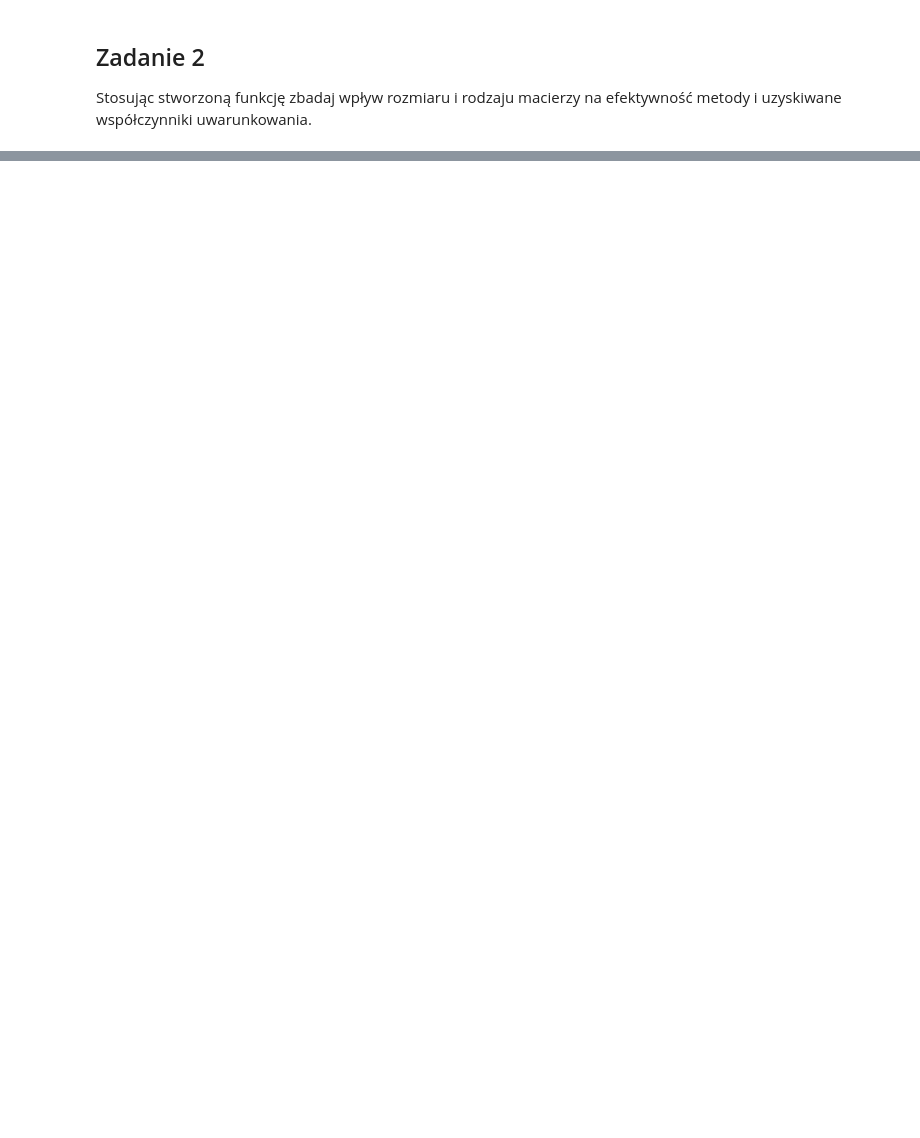
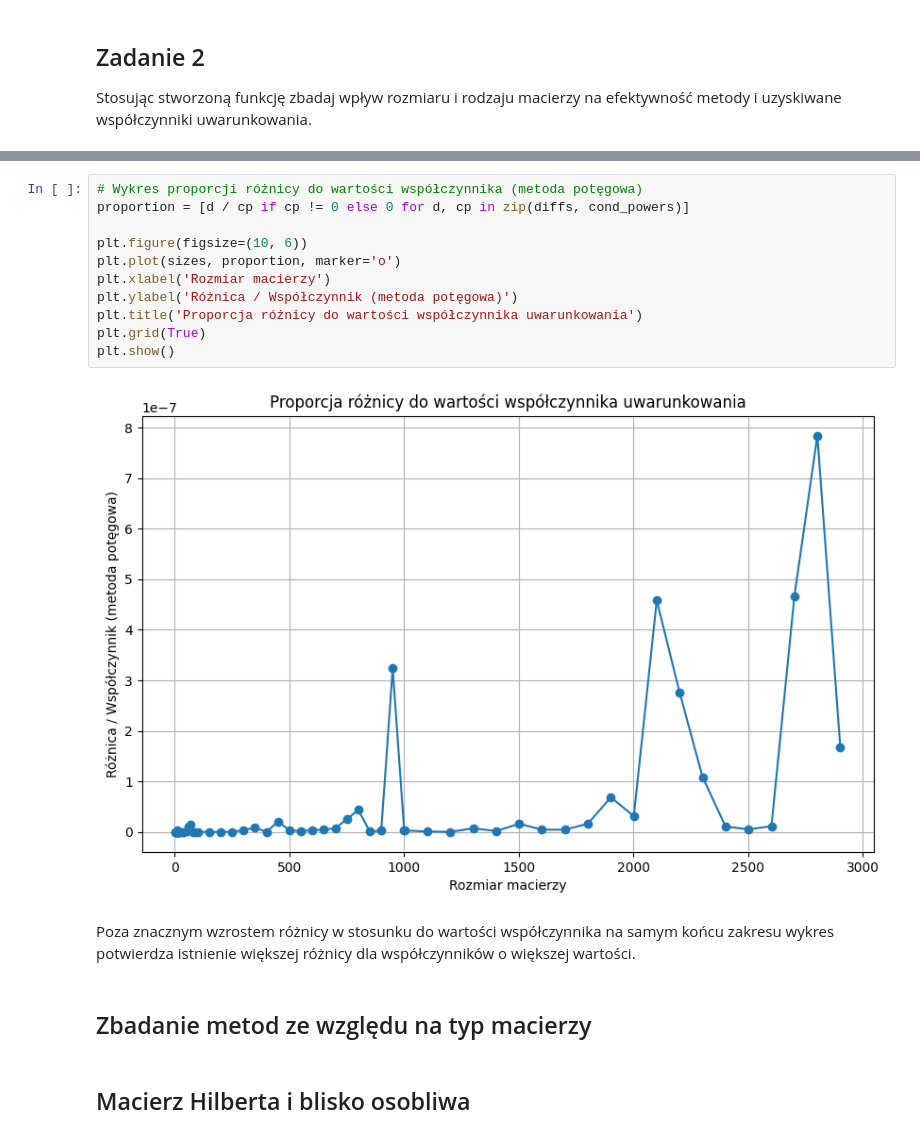
Before and after one commit to Hadidomena/MetodyNumeryczne, a Jupyter notebook: MetodyNumeryczne/Sprawozdanie3.ipynb, the cells around one changed output, grey strips where cells are left out. Drawn from its saved outputs; the diff is of its cells as text; blank space fills up the shorter version.

```diff
--- a/MetodyNumeryczne/Sprawozdanie3.ipynb
+++ b/MetodyNumeryczne/Sprawozdanie3.ipynb
@@ -123,0 +171,19 @@ Różnica: 38.22391765177084
+# %%
+# Wykres proporcji różnicy do wartości współczynnika (metoda potęgowa)
+proportion = [d / cp if cp != 0 else 0 for d, cp in zip(diffs, cond_powers)]
+
+plt.figure(figsize=(10, 6))
+plt.plot(sizes, proportion, marker='o')
+plt.xlabel('Rozmiar macierzy')
+plt.ylabel('Różnica / Współczynnik (metoda potęgowa)')
+plt.title('Proporcja różnicy do wartości współczynnika uwarunkowania')
+plt.grid(True)
+plt.show()
+# %% [output]
+[figure, added]
+# %% [markdown]
+Poza znacznym wzrostem różnicy w stosunku do wartości współczynnika na samym końcu zakresu wykres potwierdza istnienie większej różnicy dla współczynników o większej wartości.
+# %% [markdown]
+## Zbadanie metod ze względu na typ macierzy
+# %% [markdown]
+## Macierz Hilberta i blisko osobliwa
```
Also changed, not shown: parts of 17 cells of this notebook, 2 other files.
